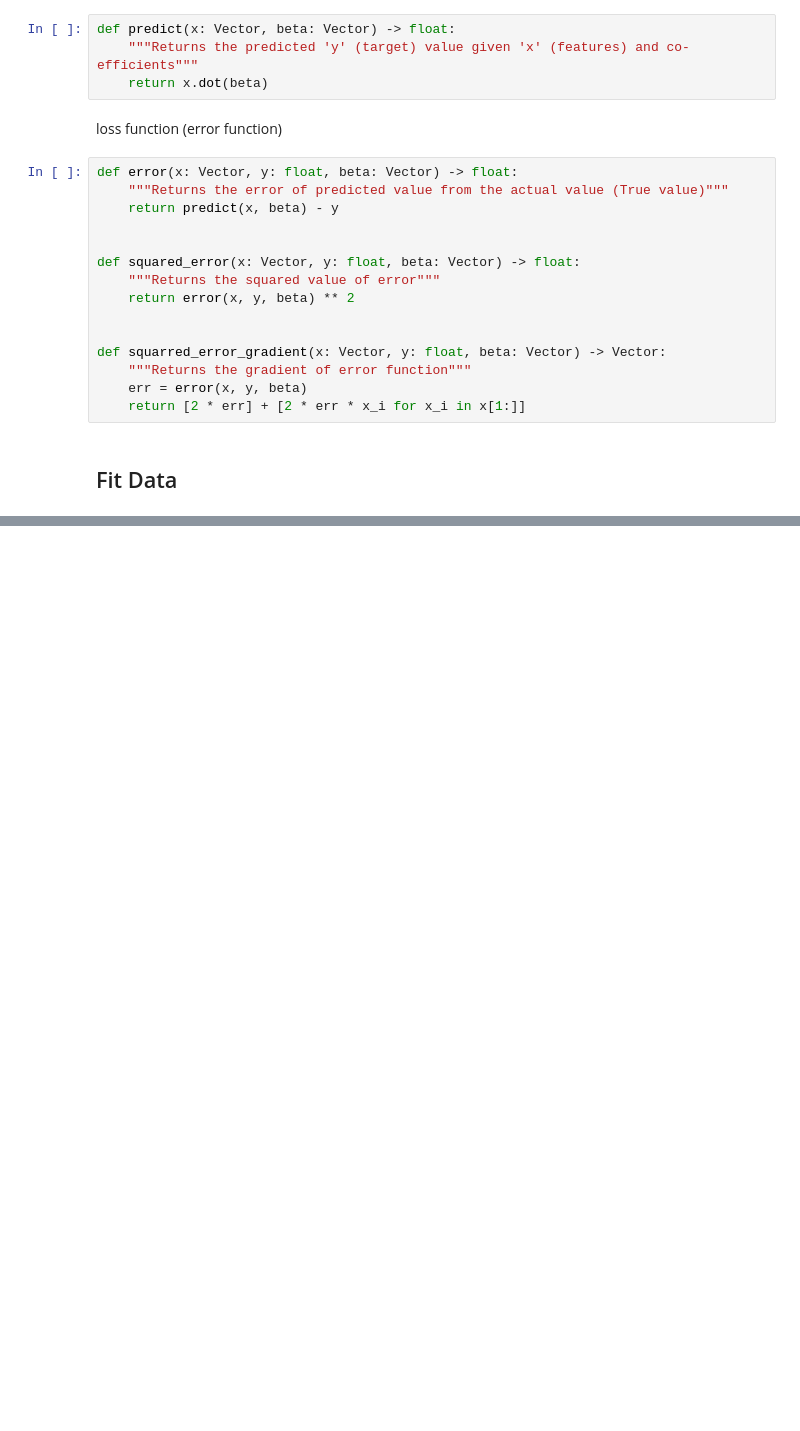
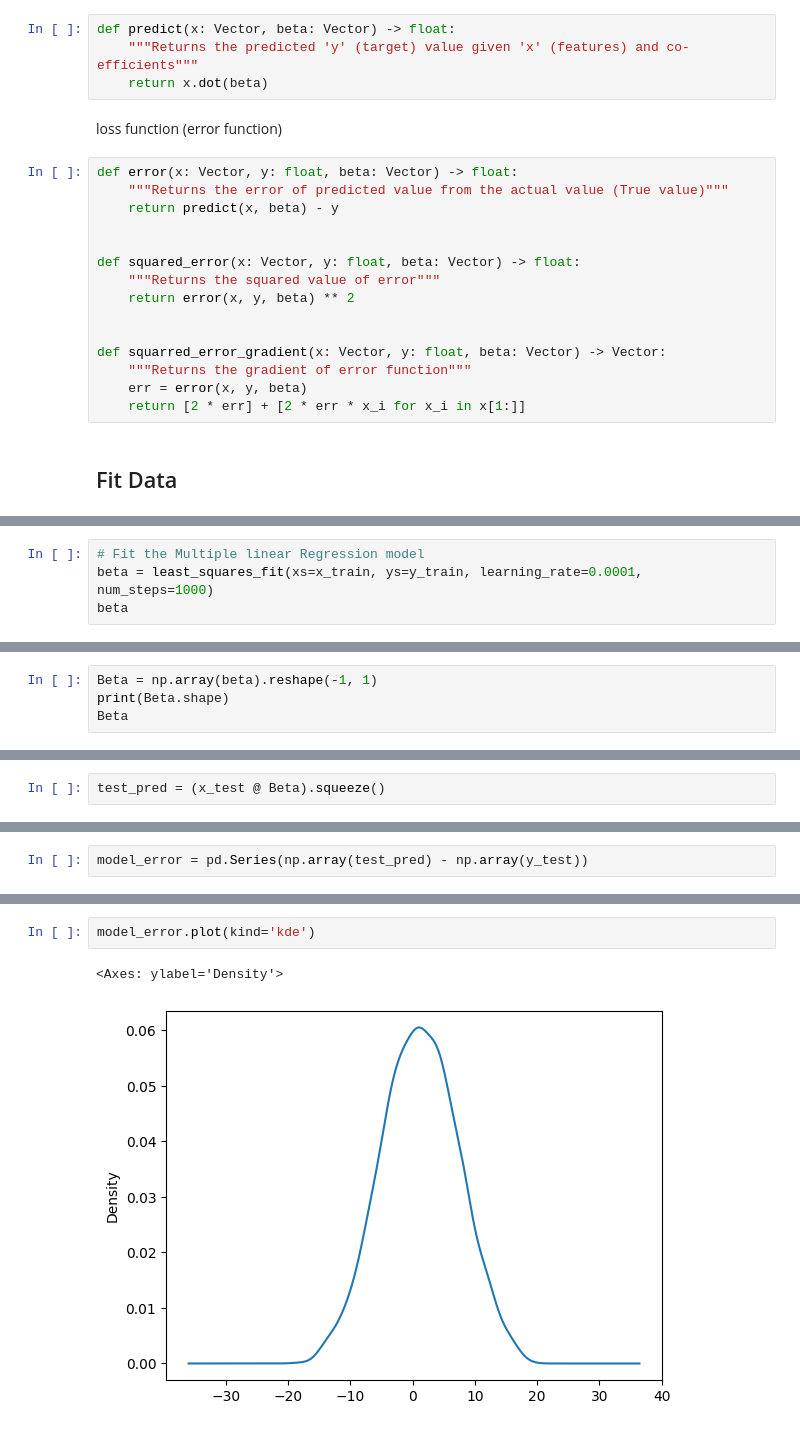
Before and after one commit to muhzinkhan/Machine-Learning-Algorithms-from-Scratch, a Jupyter notebook: Linear-Regression.ipynb, the cells around one changed output, grey strips where cells are left out. Saved outputs shown, nothing was run; the diff lists cells and outputs as text; blank space fills up the shorter version.

```diff
--- a/Linear-Regression.ipynb
+++ b/Linear-Regression.ipynb
@@ -111,0 +359,4 @@ def least_squares_fit(
+# %%
+# Fit the Multiple linear Regression model
+beta = least_squares_fit(xs=x_train, ys=y_train, learning_rate=0.0001, num_steps=1000)
+beta
@@ -111,0 +419,4 @@ def least_squares_fit(
+# %%
+Beta = np.array(beta).reshape(-1, 1)
+print(Beta.shape)
+Beta
@@ -111,0 +431,2 @@ def least_squares_fit(
+# %%
+test_pred = (x_test @ Beta).squeeze()
@@ -111,0 +472,2 @@ def least_squares_fit(
+# %%
+model_error = pd.Series(np.array(test_pred) - np.array(y_test))
@@ -111,0 +486,5 @@ def least_squares_fit(
+# %%
+model_error.plot(kind='kde')
+# %% [output]
+<Axes: ylabel='Density'>
+[figure, added]
```
Also changed, not shown: parts of 62 cells of this notebook, 10 other files.
